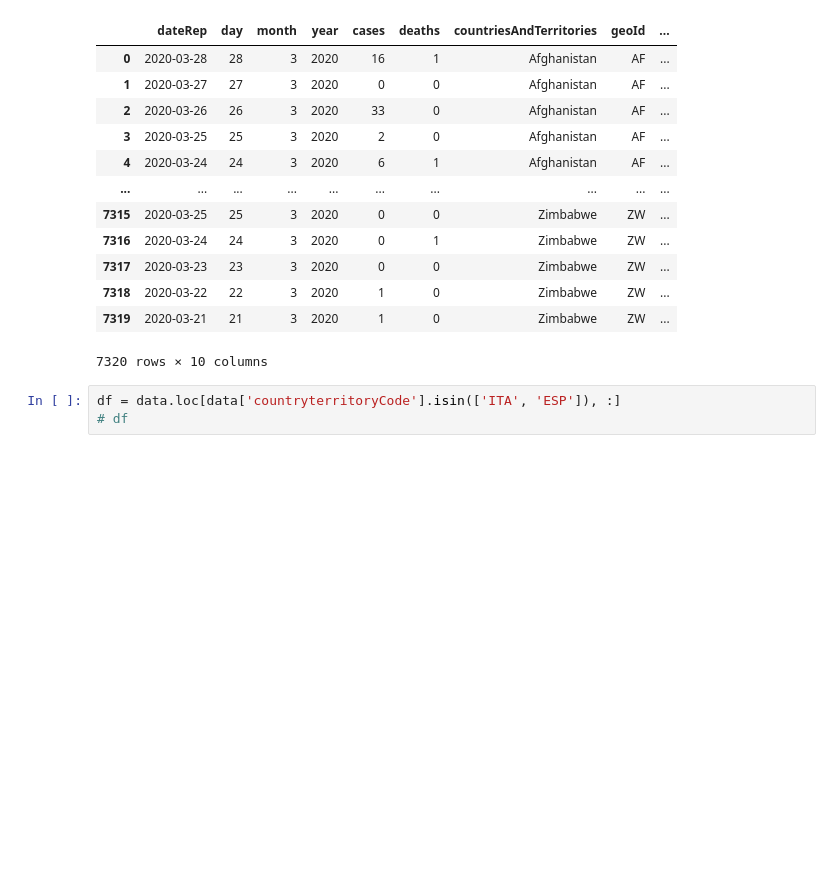
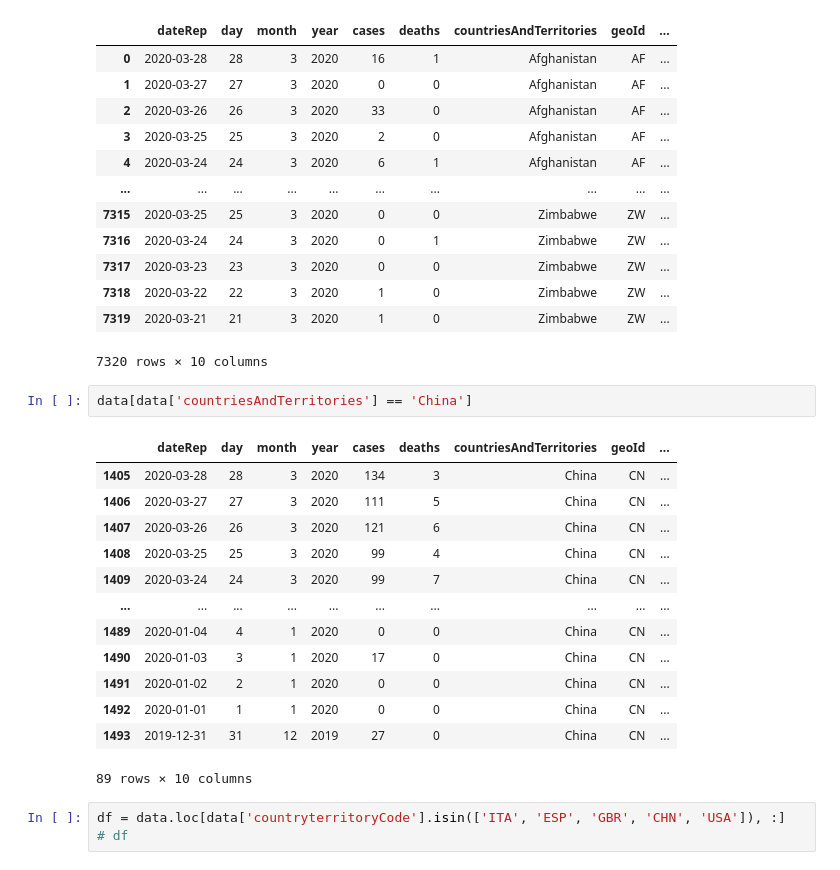
Before and after one commit to patpizio/covid19-dashboard, a Jupyter notebook: download_and_view.ipynb, the cells around one changed output. Cells and saved outputs as stored; diff of their text form; blank space fills up the shorter version.

Commit message:
add few other countries

```diff
--- a/download_and_view.ipynb
+++ b/download_and_view.ipynb
@@ -32,8 +32,24 @@ data
 | 7318 | 2020-03-22 | 22 | 3 | 2020 | 1 | 0 | Zimbabwe | ZW | ... |
 | 7319 | 2020-03-21 | 21 | 3 | 2020 | 1 | 0 | Zimbabwe | ZW | ... |
 7320 rows × 10 columns
+# %%
+data[data['countriesAndTerritories'] == 'China']
+# %% [output]
+|  | dateRep | day | month | year | cases | deaths | countriesAndTerritories | geoId | ... |
+| 1405 | 2020-03-28 | 28 | 3 | 2020 | 134 | 3 | China | CN | ... |
+| 1406 | 2020-03-27 | 27 | 3 | 2020 | 111 | 5 | China | CN | ... |
+| 1407 | 2020-03-26 | 26 | 3 | 2020 | 121 | 6 | China | CN | ... |
+| 1408 | 2020-03-25 | 25 | 3 | 2020 | 99 | 4 | China | CN | ... |
+| 1409 | 2020-03-24 | 24 | 3 | 2020 | 99 | 7 | China | CN | ... |
+| ... | ... | ... | ... | ... | ... | ... | ... | ... | ... |
+| 1489 | 2020-01-04 | 4 | 1 | 2020 | 0 | 0 | China | CN | ... |
+| 1490 | 2020-01-03 | 3 | 1 | 2020 | 17 | 0 | China | CN | ... |
+| 1491 | 2020-01-02 | 2 | 1 | 2020 | 0 | 0 | China | CN | ... |
+| 1492 | 2020-01-01 | 1 | 1 | 2020 | 0 | 0 | China | CN | ... |
+| 1493 | 2019-12-31 | 31 | 12 | 2019 | 27 | 0 | China | CN | ... |
+89 rows × 10 columns
 # %%
-df = data.loc[data['countryterritoryCode'].isin(['ITA', 'ESP']), :]
+df = data.loc[data['countryterritoryCode'].isin(['ITA', 'ESP', 'GBR', 'CHN', 'USA']), :]
 # df
 # %%
 fig = px.line(df, x='dateRep', y='deaths', color='countryterritoryCode')
```
Also changed, not shown: parts of 1 cell of this notebook, 1 other file.
